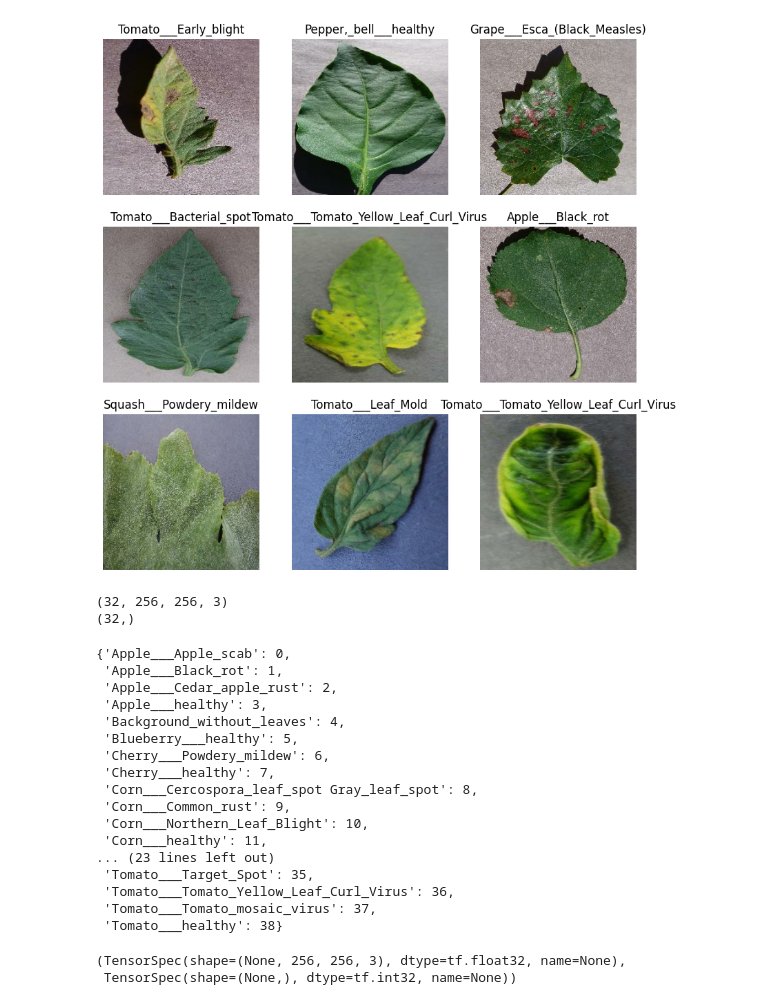
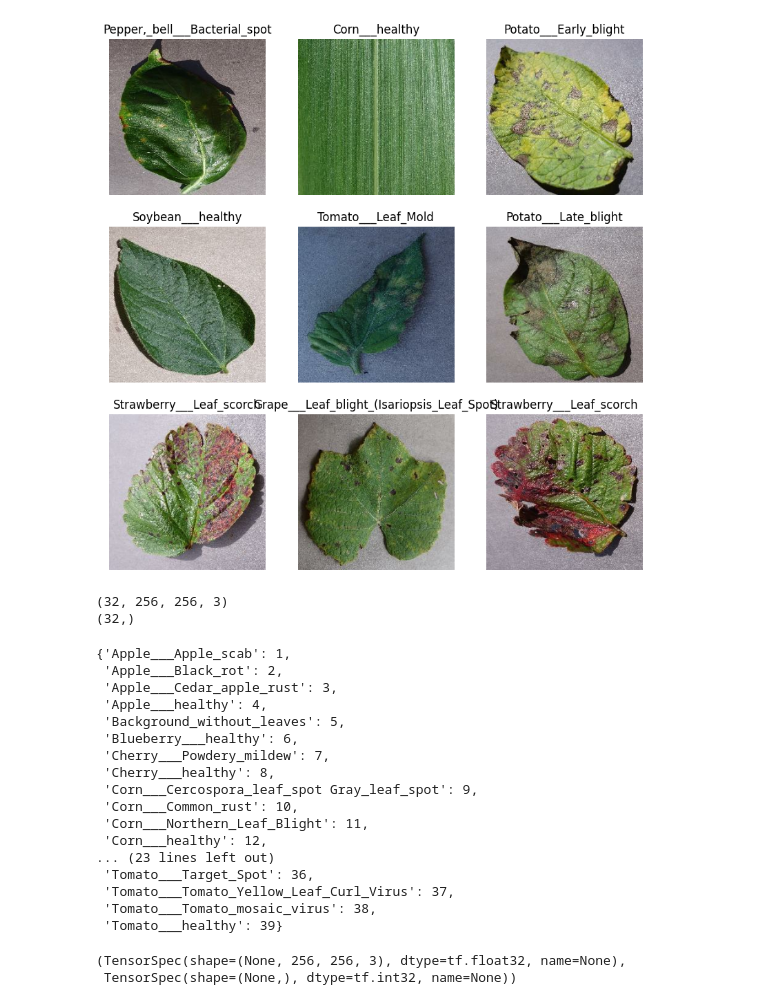
Before and after one commit to Solid32/LeafScan-back, a Jupyter notebook: notebooks/LeafScan_Alice.ipynb, the cells around one changed output. Saved outputs shown, nothing was run; the diff lists cells and outputs as text; code cells hidden in the pictures.

```diff
--- a/notebooks/LeafScan_Alice.ipynb
+++ b/notebooks/LeafScan_Alice.ipynb
@@ -20,14 +30,14 @@ To enable them in other operations, rebuild TensorFlow with the appropriate comp
 # %%
 import matplotlib.pyplot as plt
 plt.figure(figsize=(10, 10))
-for images, labels in ds.take(1):
+for images, labels in ds.take(2):
     for i in range(9):
         ax = plt.subplot(3, 3, i + 1)
         plt.imshow(images[i].numpy().astype("uint8"))
         plt.title(ds.class_names[labels[i]])
         plt.axis("off")
 # %% [output]
-[figure, old version]
+[figure, new version]
 # %%
 for image_batch, labels_batch in ds:
   print(image_batch.shape)
@@ -40,27 +50,27 @@ for image_batch, labels_batch in ds:
 classes = ds.class_names
 # %%
 classes = ds.class_names
-numbers= np.arange(0,39,1)
+numbers= np.arange(1,40,1)
 dict_leaves = {classes[i]: numbers[i] for i in range(len(classes))}
 dict_leaves
 # %% [output]
-{'Apple___Apple_scab': 0,
- 'Apple___Black_rot': 1,
- 'Apple___Cedar_apple_rust': 2,
- 'Apple___healthy': 3,
- 'Background_without_leaves': 4,
- 'Blueberry___healthy': 5,
- 'Cherry___Powdery_mildew': 6,
- 'Cherry___healthy': 7,
- 'Corn___Cercospora_leaf_spot Gray_leaf_spot': 8,
- 'Corn___Common_rust': 9,
- 'Corn___Northern_Leaf_Blight': 10,
- 'Corn___healthy': 11,
+{'Apple___Apple_scab': 1,
+ 'Apple___Black_rot': 2,
+ 'Apple___Cedar_apple_rust': 3,
+ 'Apple___healthy': 4,
+ 'Background_without_leaves': 5,
+ 'Blueberry___healthy': 6,
+ 'Cherry___Powdery_mildew': 7,
+ 'Cherry___healthy': 8,
+ 'Corn___Cercospora_leaf_spot Gray_leaf_spot': 9,
+ 'Corn___Common_rust': 10,
+ 'Corn___Northern_Leaf_Blight': 11,
+ 'Corn___healthy': 12,
 ... (23 lines left out)
- 'Tomato___Target_Spot': 35,
- 'Tomato___Tomato_Yellow_Leaf_Curl_Virus': 36,
- 'Tomato___Tomato_mosaic_virus': 37,
- 'Tomato___healthy': 38}
+ 'Tomato___Target_Spot': 36,
+ 'Tomato___Tomato_Yellow_Leaf_Curl_Virus': 37,
+ 'Tomato___Tomato_mosaic_virus': 38,
+ 'Tomato___healthy': 39}
 # %%
 ds.element_spec
 # %% [output]
```
Also changed, not shown: parts of 16 cells of this notebook.
